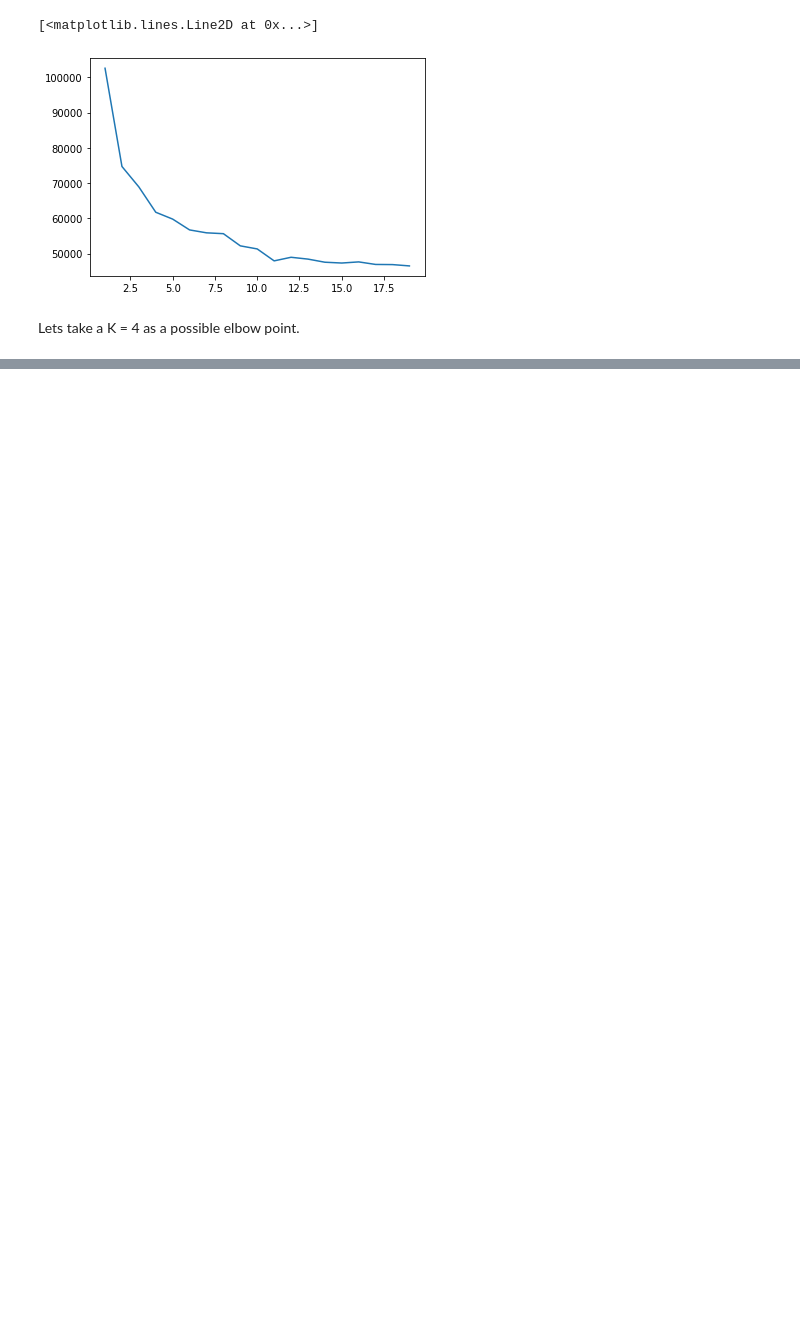
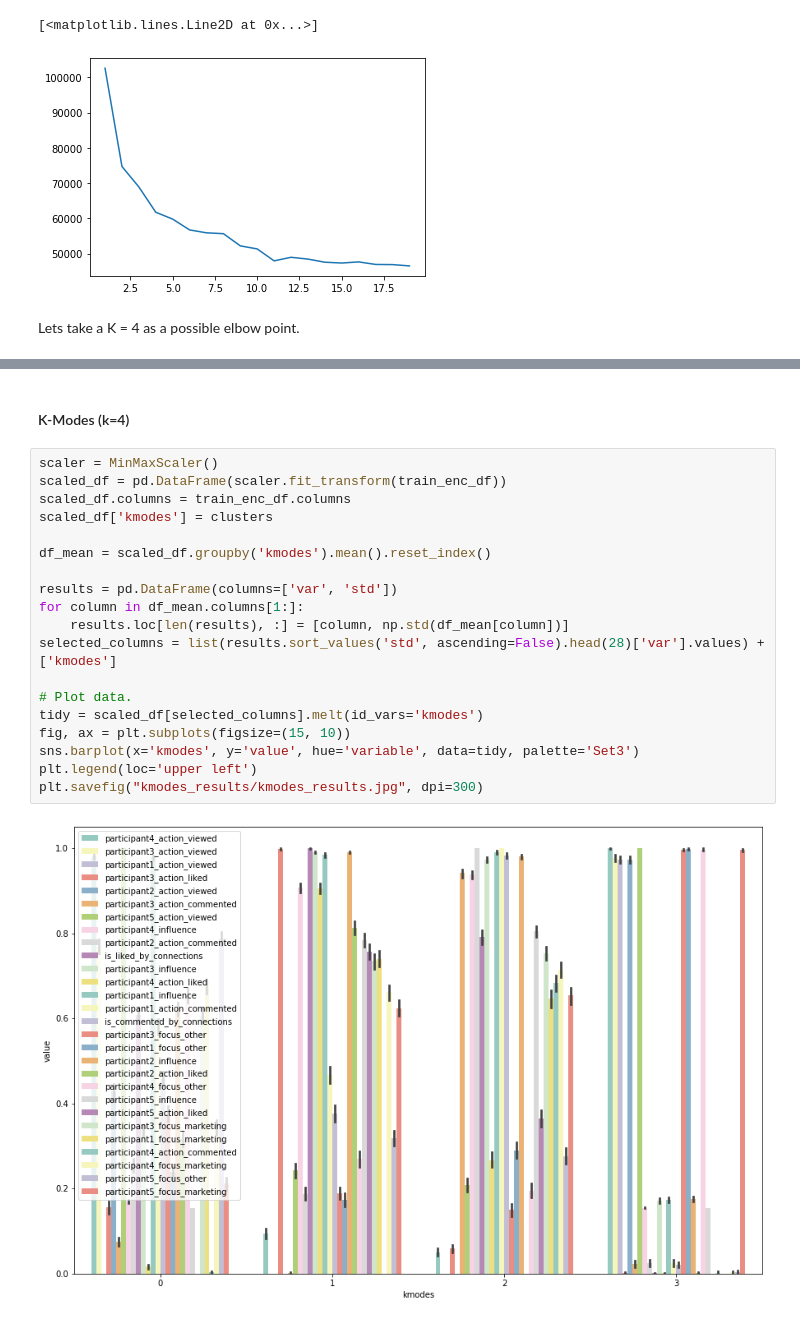
Before and after one commit to dmkirichen/unsup-news-relevancy, a Jupyter notebook: unsupervised_kmodes.ipynb, the cells around one changed output, grey strips where cells are left out. Saved outputs shown, nothing was run; the diff lists cells and outputs as text; blank space fills up the shorter version.

```diff
--- a/unsupervised_kmodes.ipynb
+++ b/unsupervised_kmodes.ipynb
@@ -165,0 +320,23 @@ Lets take a K = 4 as a possible elbow point.
+# %% [markdown]
+#### K-Modes (k=4)
+# %%
+scaler = MinMaxScaler()
+scaled_df = pd.DataFrame(scaler.fit_transform(train_enc_df))
+scaled_df.columns = train_enc_df.columns
+scaled_df['kmodes'] = clusters
+
+df_mean = scaled_df.groupby('kmodes').mean().reset_index()
+
+results = pd.DataFrame(columns=['var', 'std'])
+for column in df_mean.columns[1:]:
+    results.loc[len(results), :] = [column, np.std(df_mean[column])]
+selected_columns = list(results.sort_values('std', ascending=False).head(28)['var'].values) + ['kmodes']
+
+# Plot data.
+tidy = scaled_df[selected_columns].melt(id_vars='kmodes')
+fig, ax = plt.subplots(figsize=(15, 10))
+sns.barplot(x='kmodes', y='value', hue='variable', data=tidy, palette='Set3')
+plt.legend(loc='upper left')
+plt.savefig("kmodes_results/kmodes_results.jpg", dpi=300)
+# %% [output]
+[figure, added]
```
Also changed, not shown: parts of 18 cells of this notebook, 2 other files.
